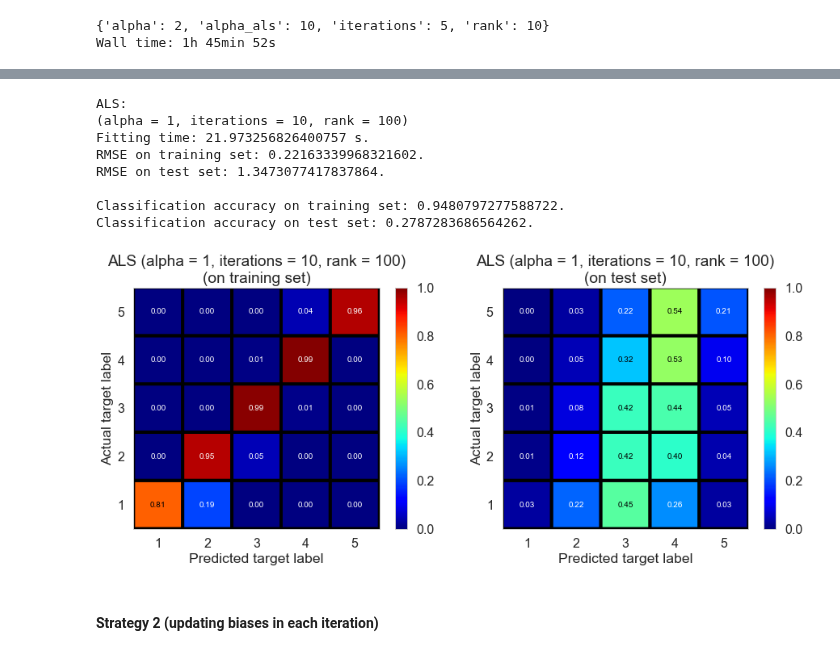
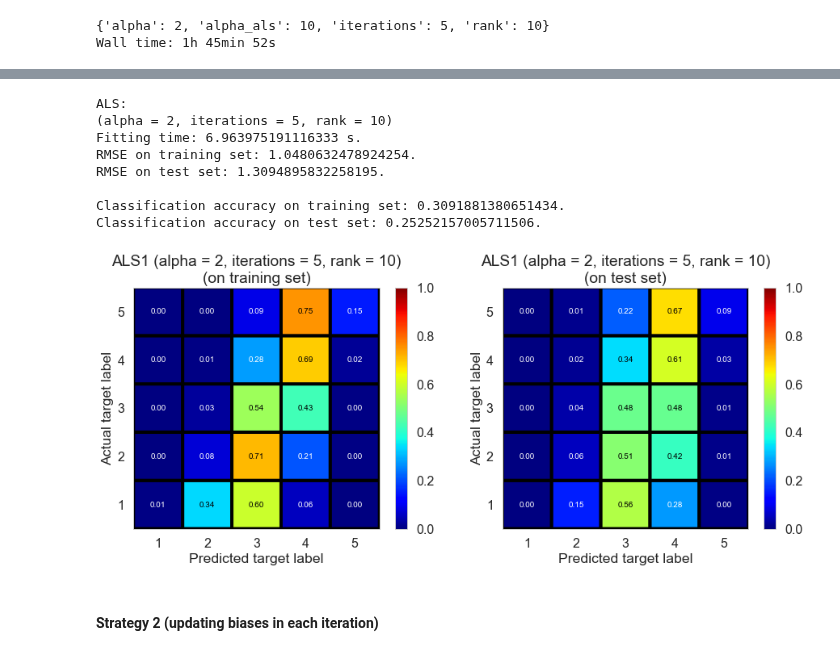
Before and after one commit to xuwd11/Recommender_Systems, a Jupyter notebook: 04_collaborative_filtering_modeling.ipynb, the cells around one changed output, grey strips where cells are left out. Saved outputs shown, nothing was run; the diff lists cells and outputs as text; code cells hidden in the pictures.

```diff
--- a/04_collaborative_filtering_modeling.ipynb
+++ b/04_collaborative_filtering_modeling.ipynb
@@ -623,8 +623,10 @@ IO(data_dir + 'results/gs_als1.pkl').to_pickle(gs_als1)
 {'alpha': 2, 'alpha_als': 10, 'iterations': 5, 'rank': 10}
 Wall time: 1h 45min 52s
 # %%
-alpha = best_alpha1
-iterations = 10
-rank = 100
+%%time
+alpha = gs_als1.best_params_['alpha']
+alpha_als = gs_als1.best_params_['alpha_als']
+iterations = gs_als1.best_params_['iterations']
+rank = gs_als1.best_params_['rank']
 
-als = ALS1(alpha=alpha, iterations=iterations, rank=rank).fit(X_train, y_train)
+als = ALS1(alpha=alpha, alpha_als=alpha_als, iterations=iterations, rank=rank).fit(X_train, y_train)
@@ -631,35 +635,35 @@ als = ALS1(alpha=alpha, iterations=iterations, rank=rank).fit(X_train, y_train)
 # %%
 print('ALS:')
 print('(alpha = {}, iterations = {}, rank = {})'.format(alpha, iterations, rank))
 print('Fitting time: {} s.'.format(als.time_fitting[-1]))
 print('RMSE on training set: {}.'.format(als.score(X_train, y_train, scoring='rmse')))
 print('RMSE on test set: {}.'.format(als.score(X_test, y_test, scoring='rmse')))
 print()
 print('Classification accuracy on training set: {}.'.format(als.score(X_train, y_train, classification=True)))
 print('Classification accuracy on test set: {}.'.format(als.score(X_test, y_test, classification=True)))
 
 y_pred_train_label = als.predict(X_train, classification=True)
 y_pred_test_label = als.predict(X_test, classification=True)
 
 plt.figure(figsize=(15, 5.5))
 plt.subplot(1, 2, 1)
-plot_cm(confusion_matrix(y_train, y_pred_train_label), 'ALS (alpha = {}, iterations = {}, rank = {})\n(on training set)'.\
+plot_cm(confusion_matrix(y_train, y_pred_train_label), 'ALS1 (alpha = {}, iterations = {}, rank = {})\n(on training set)'.\
         format(alpha, iterations, rank))
 plt.subplot(1, 2, 2)
-plot_cm(confusion_matrix(y_test, y_pred_test_label), 'ALS (alpha = {}, iterations = {}, rank = {})\n(on test set)'.\
+plot_cm(confusion_matrix(y_test, y_pred_test_label), 'ALS1 (alpha = {}, iterations = {}, rank = {})\n(on test set)'.\
         format(alpha, iterations, rank))
 
 plt.savefig(fig_dir + 'als_cm1.png', bbox_inches='tight')
 # %% [output]
 ALS:
-(alpha = 1, iterations = 10, rank = 100)
-Fitting time: 21.973256826400757 s.
-RMSE on training set: 0.22163339968321602.
-RMSE on test set: 1.3473077417837864.
+(alpha = 2, iterations = 5, rank = 10)
+Fitting time: 6.963975191116333 s.
+RMSE on training set: 1.0480632478924254.
+RMSE on test set: 1.3094895832258195.
 
-Classification accuracy on training set: 0.9480797277588722.
-Classification accuracy on test set: 0.2787283686564262.
+Classification accuracy on training set: 0.3091881380651434.
+Classification accuracy on test set: 0.25252157005711506.
-[figure, old version]
+[figure, new version]
 # %% [markdown]
 #### Strategy 2 (updating biases in each iteration)
 # %%
```
Also changed, not shown: parts of 1 cell of this notebook, 15 other files.
